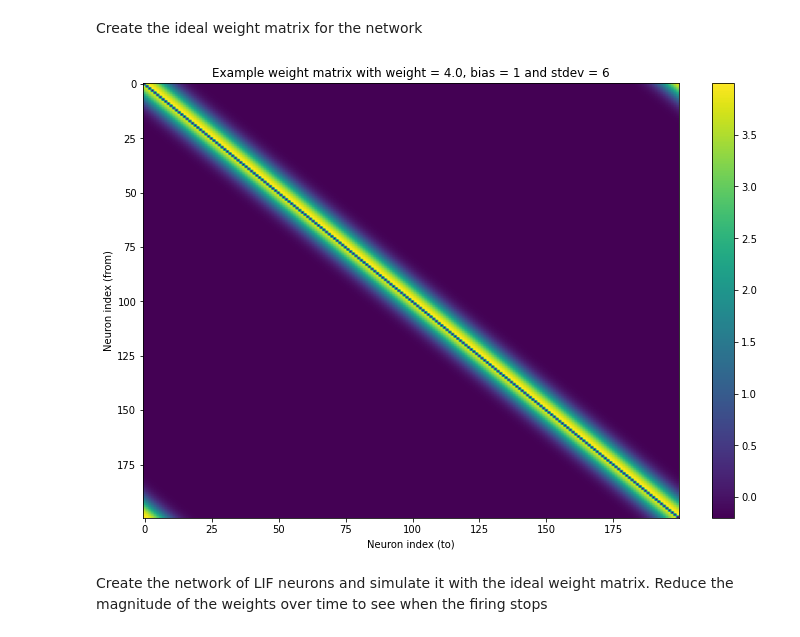
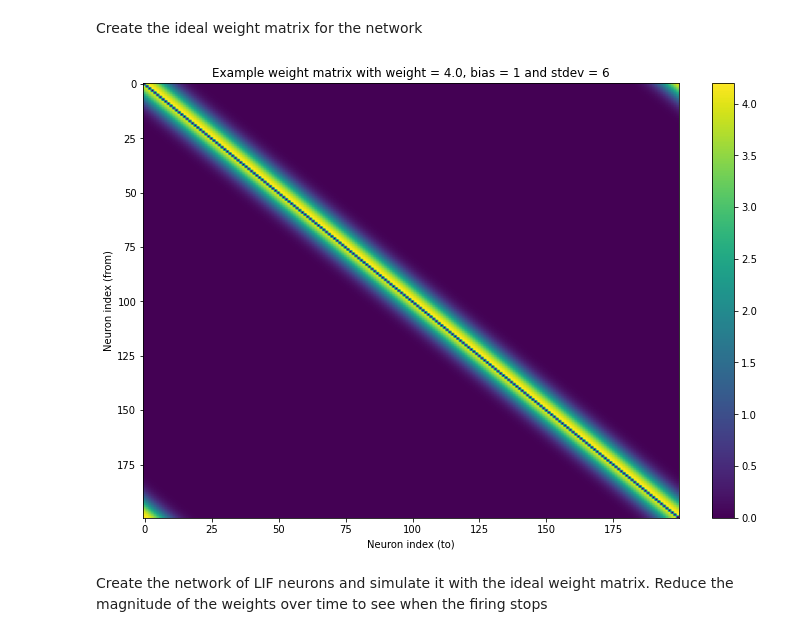
Before and after one commit to Dominic-DallOsto/STDP-Resonant-Networks, a Jupyter notebook: Gaussian bump stable network.ipynb, the cells around one changed output. Saved outputs shown, nothing was run; the diff lists cells and outputs as text; code cells hidden in the pictures.

```diff
--- a/Gaussian bump stable network.ipynb
+++ b/Gaussian bump stable network.ipynb
@@ -39,28 +29,28 @@ Create the ideal weight matrix for the network
 # %%
 num_neurons = 200
 sigma = num_neurons//30
 bump_speed = 1
-tonic_inhibition = -0.2
+inhibition_weight = -0.2
 weight_range = torch.arange(2,4.1,0.25).__reversed__()
 
 scale_max_min = lambda matrix, max, min: (max - min)*matrix + min
 
-def get_weight_matrix(weight: float):
-	weight_matrix = scale_max_min(get_biased_gaussian_weight_matrix(num_neurons, bump_speed, sigma), weight, tonic_inhibition)
+def get_weight_matrix(weight: float): # this matrix is now nonnegative because inhibition is separate
+	weight_matrix = scale_max_min(get_biased_gaussian_weight_matrix(num_neurons, bump_speed, sigma), weight-inhibition_weight, 0)
 	weight_matrix -= torch.diag(torch.diag(weight_matrix))
 	return weight_matrix
 
 weight_matrix = get_weight_matrix(weight_range[0])
 
 plt.imshow(weight_matrix)
 plt.axis('auto')
 plt.title(f'Example weight matrix with weight = {weight_range[0]}, bias = {bump_speed} and stdev = {sigma}')
 plt.ylabel('Neuron index (from)')
 plt.xlabel('Neuron index (to)')
 plt.colorbar()
 plt.show()
 # %% [output]
-[figure, old version]
+[figure, new version]
 # %% [markdown]
 Create the network of LIF neurons and simulate it with the ideal weight matrix. Reduce the magnitude of the weights over time to see when the firing stops
 # %%
```
Also changed, not shown: parts of 2 cells of this notebook.
